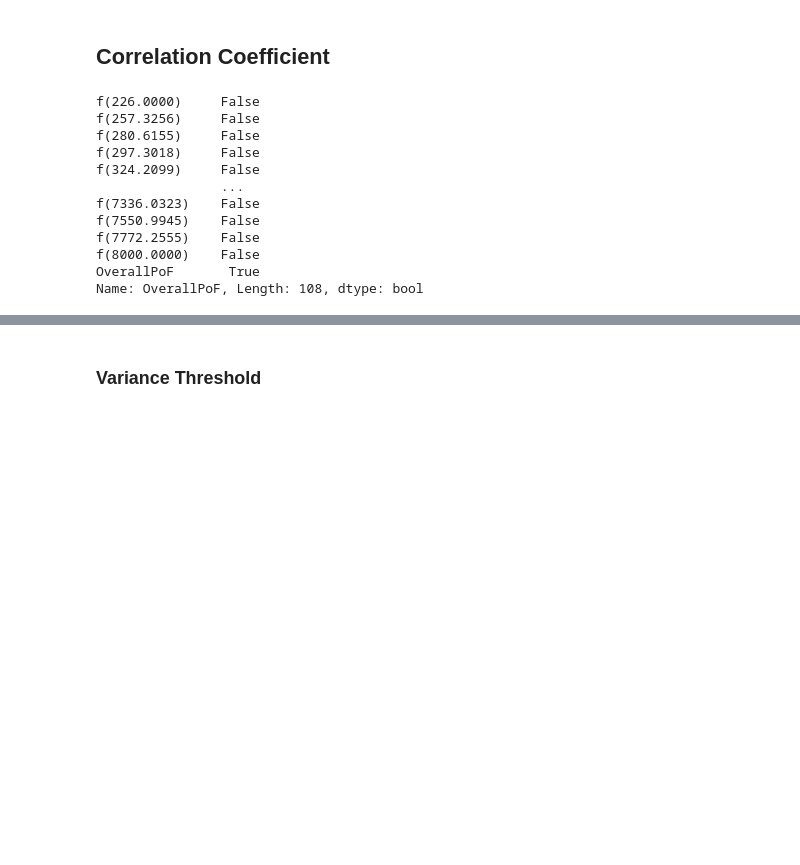
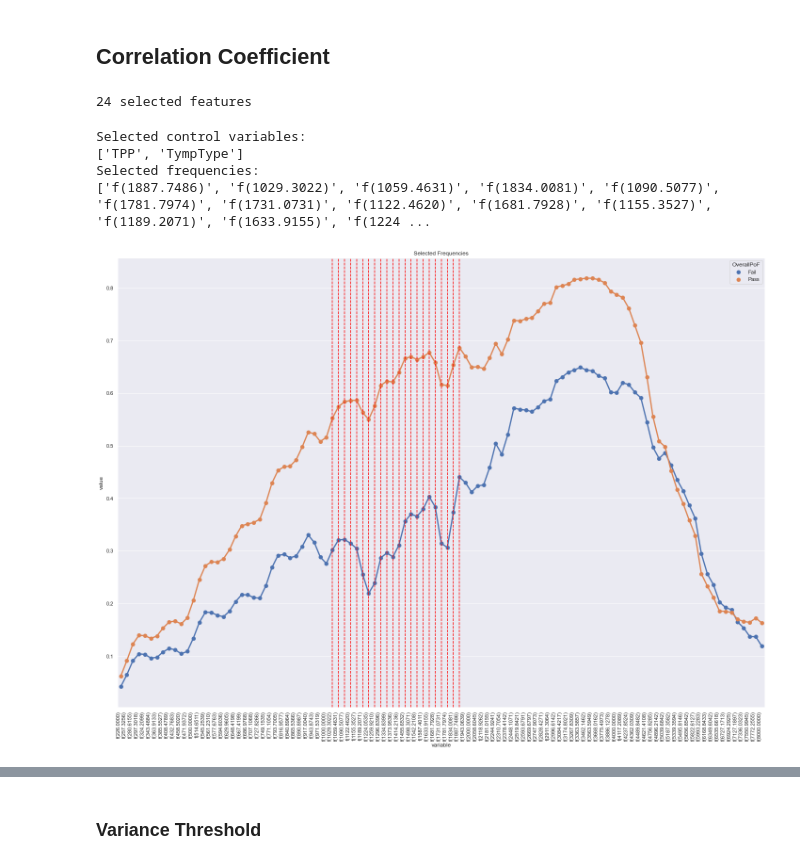
Before and after one commit to Charlene-L/CITS5553-Capstone-Project, a Jupyter notebook: ML Model/Benjamin/Feature Selection.ipynb, the cells around one changed output, grey strips where cells are left out. Saved outputs shown, nothing was run; the diff lists cells and outputs as text; code cells hidden in the pictures; blank space fills up the shorter version.

```diff
--- a/ML Model/Benjamin/Feature Selection.ipynb
+++ b/ML Model/Benjamin/Feature Selection.ipynb
@@ -206,24 +208,39 @@ plt.show()
 # %% [markdown]
 ## Correlation Coefficient
-# %%
-cor = wba_data_freqsonly.corr()
-
-corr_threshold = 0.5
-
-# Correlation with predicted variable (deep copy as we will be editing `cor`)
-cor_pred = cor['OverallPoF'].copy(deep=True)
-
-abs(cor_pred) > 0.5
-# %% [output]
-f(226.0000)     False
-f(257.3256)     False
-f(280.6155)     False
-f(297.3018)     False
-f(324.2099)     False
-                ...
-f(7336.0323)    False
-f(7550.9945)    False
-f(7772.2555)    False
-f(8000.0000)    False
-OverallPoF       True
-Name: OverallPoF, Length: 108, dtype: bool
+# %%
+def cor_selector(X, y, num_feats):
+    cor_list = []
+    feature_name = X.columns.tolist()
+
+    # calculate the correlation with y for each feature
+    for i in X.columns.tolist():
+        cor = np.corrcoef(X[i], y)[0, 1]
+        cor_list.append(cor)
+
+    # replace NaN with 0
+    cor_list = [0 if np.isnan(i) else i for i in cor_list]
+
+    # feature name
+    cor_feature = X.iloc[:,np.argsort(np.abs(cor_list))[-num_feats:]].columns.tolist()
+
+    # feature selection? 0 for not select, 1 for select
+    cor_support = [True if i in cor_feature else False for i in feature_name]
+
+    return cor_support, cor_feature
+
+cor_support, features_cor = cor_selector(X, y, num_feats=24)
+
+print(str(len(features_cor)), 'selected features')
+# %% [output]
+24 selected features
+# %%
+conts_cor, freqs_cor = assess_feats(features_cor)
+# %% [output]
+Selected control variables:
+['TPP', 'TympType']
+Selected frequencies:
+['f(1887.7486)', 'f(1029.3022)', 'f(1059.4631)', 'f(1834.0081)', 'f(1090.5077)', 'f(1781.7974)', 'f(1731.0731)', 'f(1122.4620)', 'f(1681.7928)', 'f(1155.3527)', 'f(1189.2071)', 'f(1633.9155)', 'f(1224 ...
+# %%
+assess_freqs(wba_data, freqs, freqs_cor)
+# %% [output]
+[figure, added]
```
Also changed, not shown: parts of 23 cells of this notebook.
